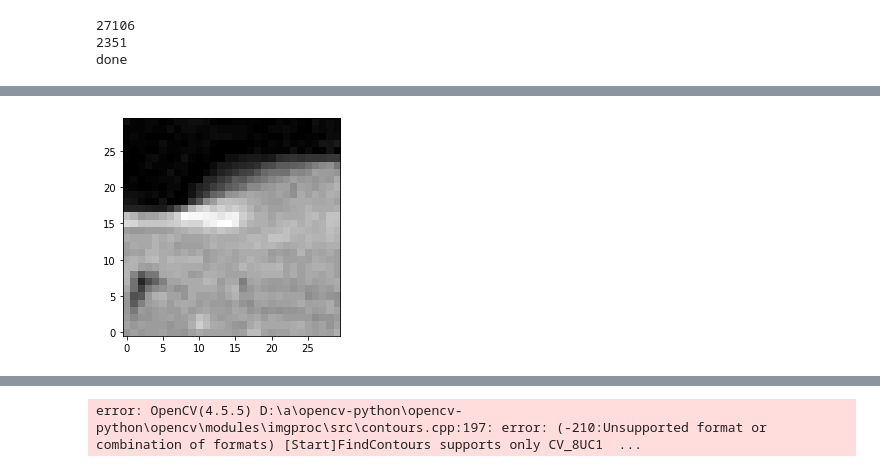
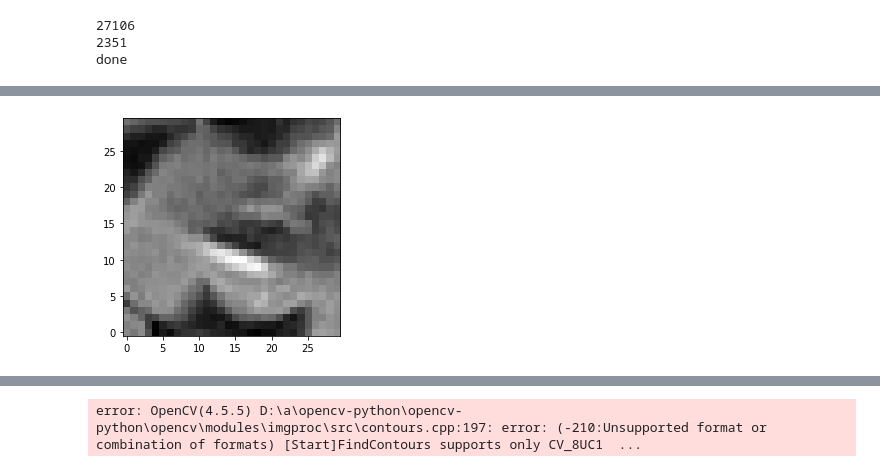
Before and after one commit to ellenwang1/ew-honoursthesis, a Jupyter notebook: Code/rf_iter_4.ipynb, the cells around one changed output, grey strips where cells are left out. Saved outputs shown, nothing was run; the diff lists cells and outputs as text; code cells hidden in the pictures.

```diff
--- a/Code/rf_iter_4.ipynb
+++ b/Code/rf_iter_4.ipynb
@@ -278,8 +278,8 @@ Note: you may need to restart the kernel to use updated packages.
 # %%
 from skimage.feature import canny
-input_image = X_train[730][5][:, 15, :]*255
+input_image = X_train[600][5][:, 15, :]*255
 input_image = input_image.astype('uint8')
 plt.imshow(input_image, cmap="gray", origin="lower")
 plt.show()
 # %% [output]
-[figure, old version]
+[figure, new version]
```
Also changed, not shown: parts of 15 cells of this notebook, 3 other files.
